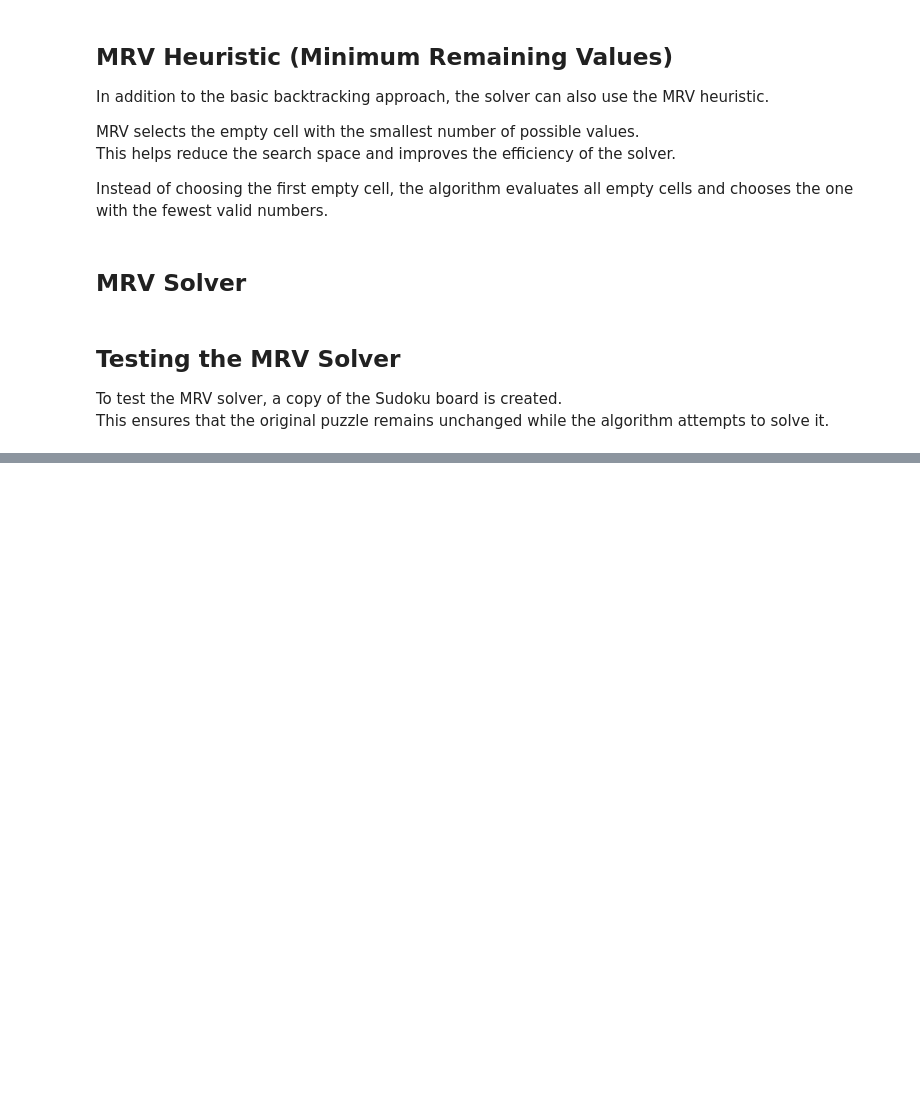
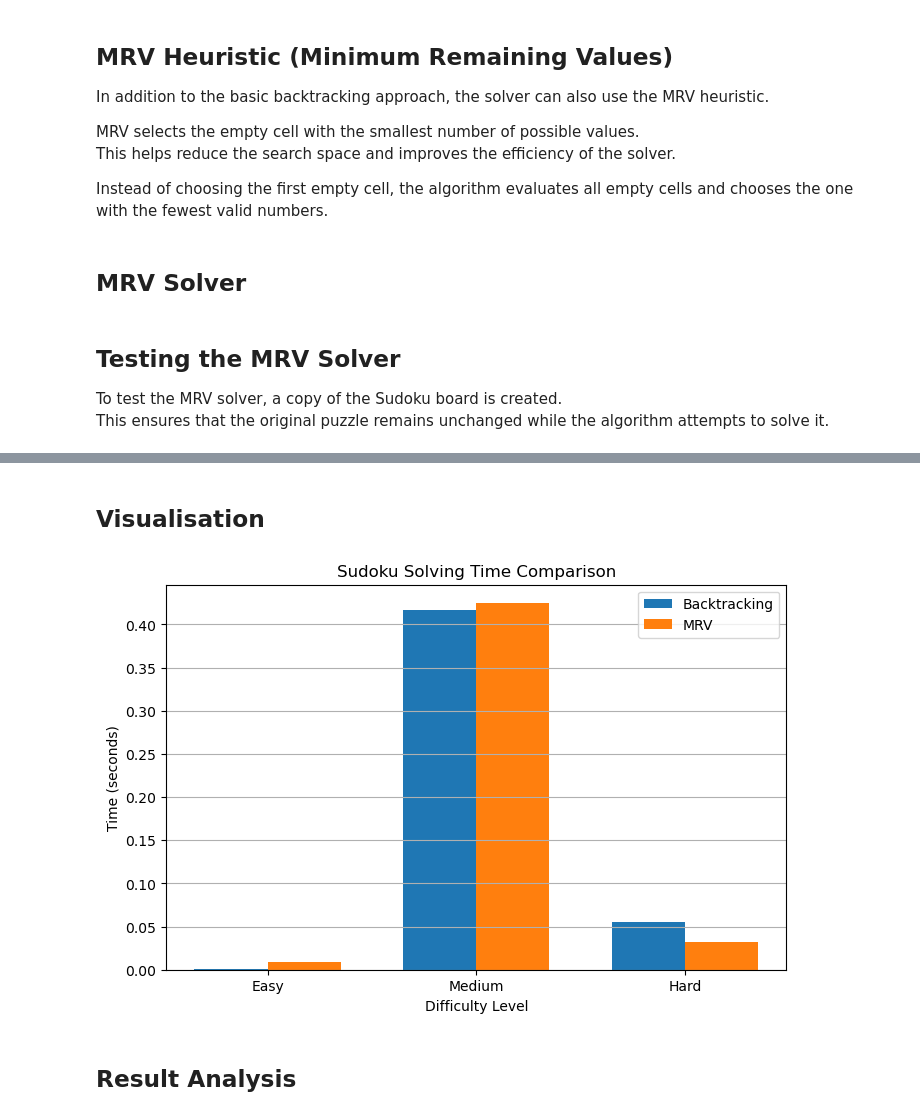
Before and after one commit to slavenageorgieva7-ui/SoftUni-Project, a Jupyter notebook: Sudoku(1).ipynb, the cells around one changed output, grey strips where cells are left out. Cells and saved outputs as stored; diff of their text form; code cells hidden in the pictures; blank space fills up the shorter version.

Commit message:
Time comparison + bar chart

```diff
--- a/Sudoku(1).ipynb
+++ b/Sudoku(1).ipynb
@@ -438,0 +495,30 @@ Sudoku before solving easy:
+# %% [markdown]
+## Visualisation
+# %%
+import matplotlib.pyplot as plt
+import numpy as np
+
+labels = ["Easy", "Medium", "Hard"]
+
+x = np.arange(len(labels))
+width = 0.35
+
+plt.figure(figsize=(8,5))
+
+plt.bar(x - width/2, backtracking_times, width, label="Backtracking")
+plt.bar(x + width/2, mrv_times, width, label="MRV")
+
+plt.xlabel("Difficulty Level")
+plt.ylabel("Time (seconds)")
+plt.title("Sudoku Solving Time Comparison")
+
+plt.xticks(x, labels)
+
+plt.legend()
+plt.grid(axis='y')
+
+plt.show()
+# %% [output]
+[figure, added]
+# %% [markdown]
+## Result Analysis
```
Also changed, not shown: parts of 4 cells of this notebook.
